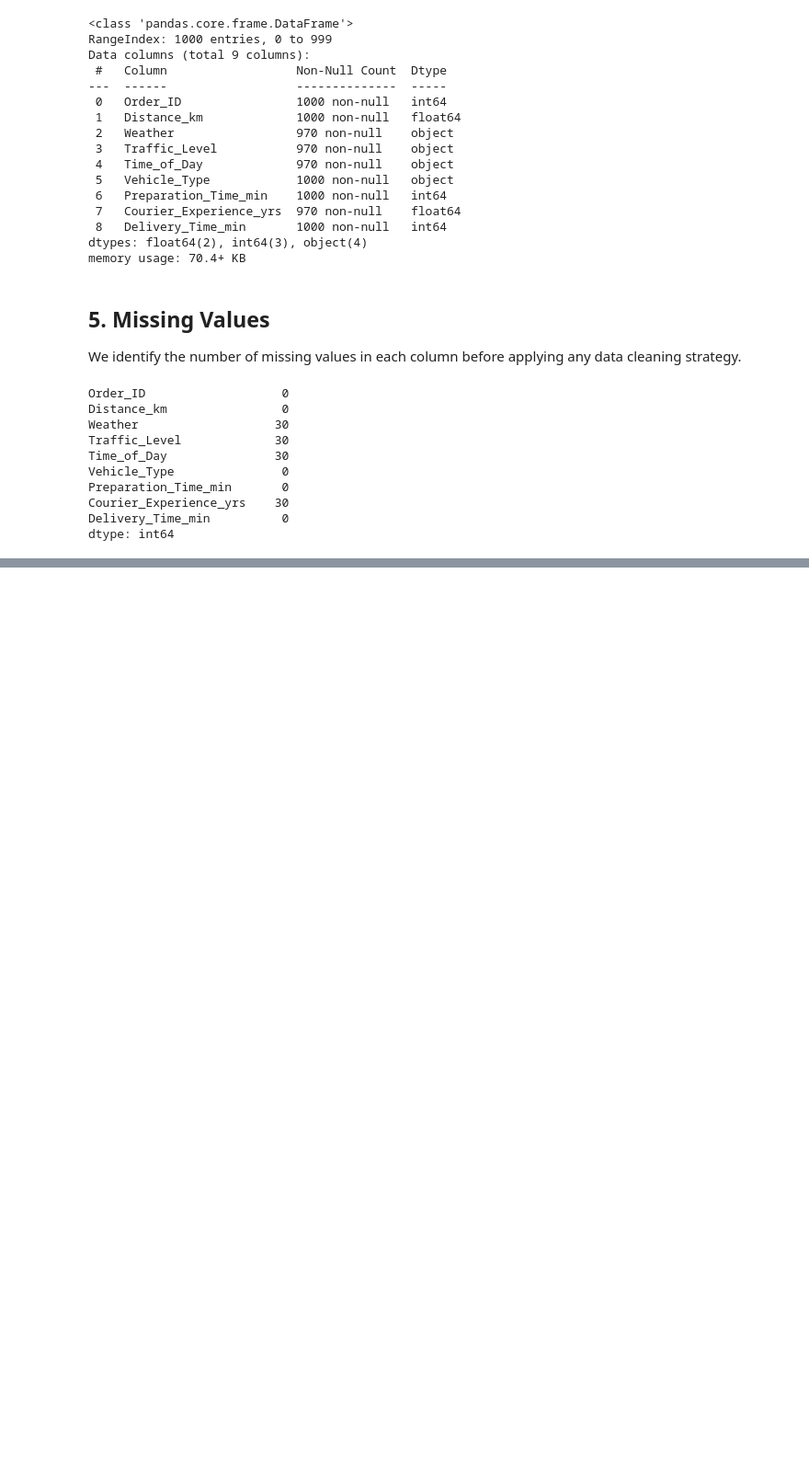
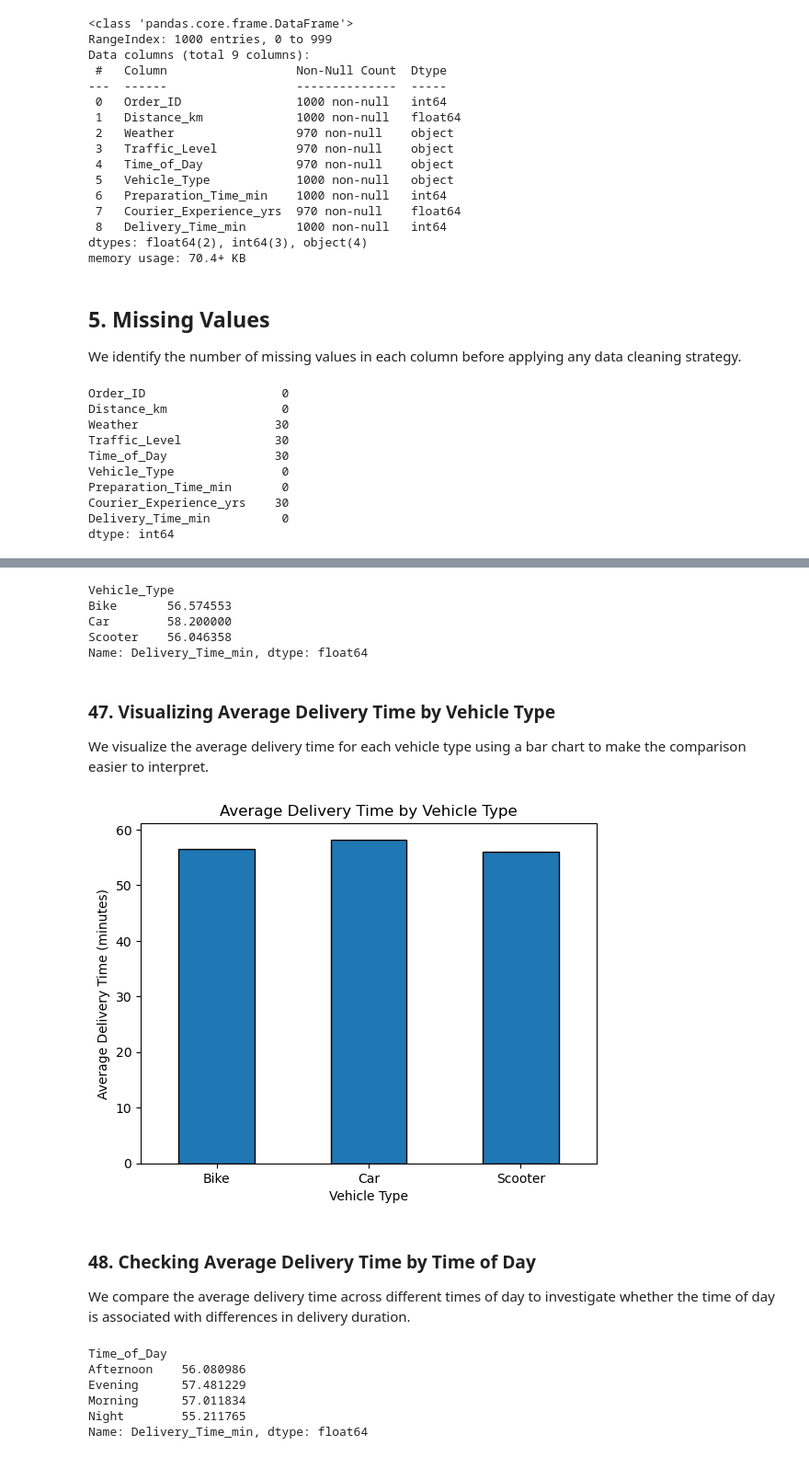
Before and after one commit to Saraseraji/last-mile-delivery-analysis, a Jupyter notebook: delivery_bottleneck_analysis.ipynb, the cells around one changed output, grey strips where cells are left out. Shown at 92% size. Cells and saved outputs as stored; diff of their text form; code cells hidden in the pictures; blank space fills up the shorter version.

```diff
--- a/delivery_bottleneck_analysis.ipynb
+++ b/delivery_bottleneck_analysis.ipynb
@@ -76,0 +756,41 @@ dtype: int64
+# %%
+# Calculate average delivery time by vehicle type
+df.groupby('Vehicle_Type')['Delivery_Time_min'].mean()
+# %% [output]
+Vehicle_Type
+Bike       56.574553
+Car        58.200000
+Scooter    56.046358
+Name: Delivery_Time_min, dtype: float64
+# %% [markdown]
+### 47. Visualizing Average Delivery Time by Vehicle Type
+
+We visualize the average delivery time for each vehicle type using a bar chart to make the comparison easier to interpret.
+# %%
+# Plot average delivery time by vehicle type
+df.groupby('Vehicle_Type')['Delivery_Time_min'].mean().plot(
+    kind='bar',
+    edgecolor='black'
+)
+
+plt.title('Average Delivery Time by Vehicle Type')
+plt.xlabel('Vehicle Type')
+plt.ylabel('Average Delivery Time (minutes)')
+plt.xticks(rotation=0)
+plt.show()
+# %% [output]
+[figure, added]
+# %% [markdown]
+### 48. Checking Average Delivery Time by Time of Day
+
+We compare the average delivery time across different times of day to investigate whether the time of day is associated with differences in delivery duration.
+# %%
+# Calculate average delivery time by time of day
+df.groupby('Time_of_Day')['Delivery_Time_min'].mean()
+# %% [output]
+Time_of_Day
+Afternoon    56.080986
+Evening      57.481229
+Morning      57.011834
+Night        55.211765
+Name: Delivery_Time_min, dtype: float64
```
Also changed, not shown: parts of 328 cells of this notebook.
